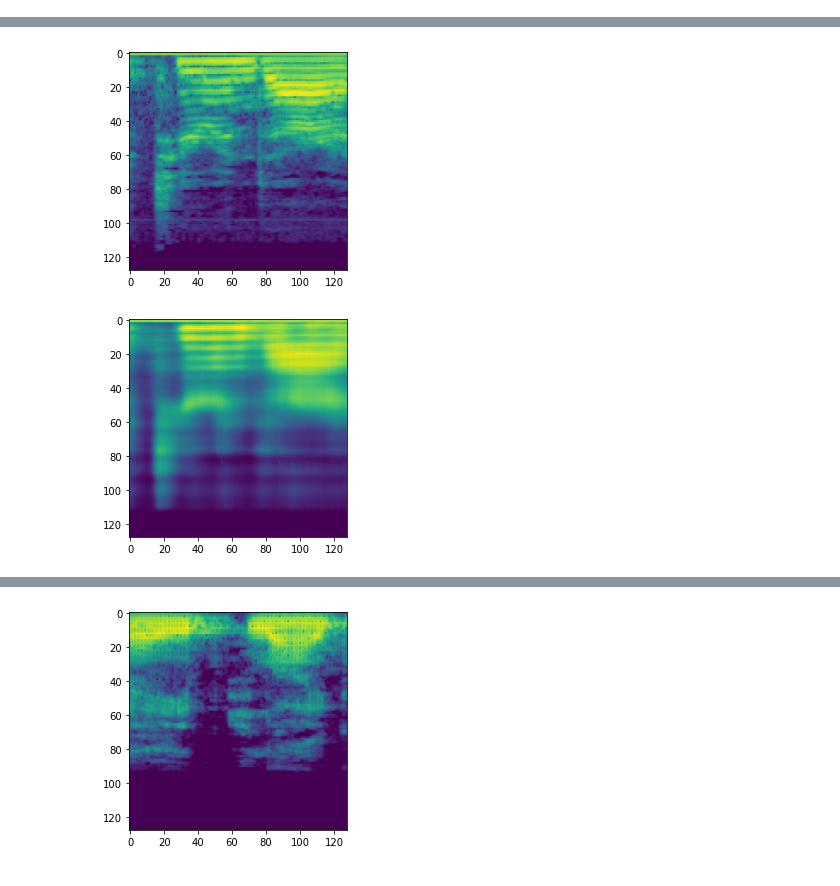
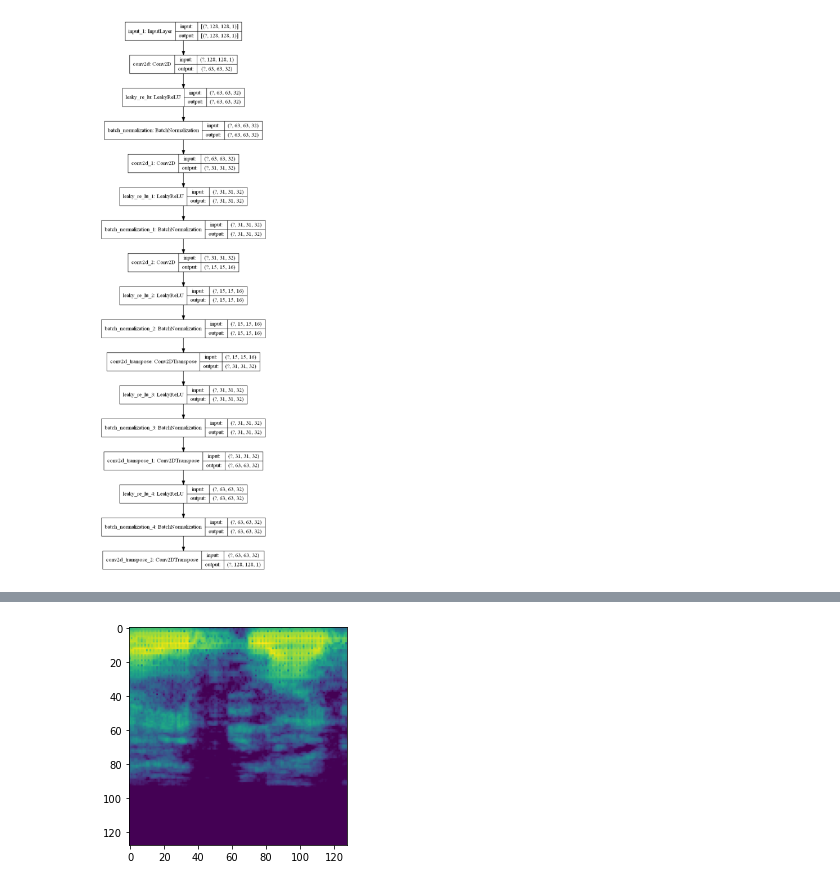
Before and after one commit to Stsh4lson/speech-to-age-gender, a Jupyter notebook: testing_autoencoder.ipynb, the cells around one changed output, grey strips where cells are left out. Saved outputs shown, nothing was run; the diff lists cells and outputs as text; code cells hidden in the pictures.

```diff
--- a/testing_autoencoder.ipynb
+++ b/testing_autoencoder.ipynb
@@ -38,31 +38,49 @@ def read_TFRecord(input_shape: dict,
     dset = dset.map(_parse_record, num_parallel_calls=parallel_load)
     return dset
 # %%
-time_steps = 128
-n_features = 128
-latent_dims = 32
+input_shape = [128, 128, 1]
 
 def encoder(x):
-    x = tf.keras.layers.LSTM(n_features//2, activation='tanh', return_sequences=True)(x)
-    x = tf.keras.layers.LSTM(latent_dims, activation='tanh')(x)
+    x = tf.keras.layers.Conv2D(filters=32, kernel_size=3, strides=2)(x)#128 in
+    x = tf.keras.layers.LeakyReLU()(x)
+    x = tf.keras.layers.BatchNormalization()(x)
+    x = tf.keras.layers.Conv2D(filters=32, kernel_size=3, strides=2)(x)#64 in
+    x = tf.keras.layers.LeakyReLU()(x)
+    x = tf.keras.layers.BatchNormalization()(x)
+    x = tf.keras.layers.Conv2D(filters=16, kernel_size=3, strides=2)(x)#32 in
+    x = tf.keras.layers.LeakyReLU()(x)
+    x = tf.keras.layers.BatchNormalization()(x)
     return x
 
+
 def decoder(x):
-    x = tf.keras.layers.RepeatVector(n_features)(x)
-    x = tf.keras.layers.LSTM(n_features//2, activation='tanh', return_sequences=True)(x)
-    x = tf.keras.layers.LSTM(n_features, return_sequences=True)(x)
+    x = tf.keras.layers.Conv2DTranspose(filters=32, kernel_size=3, strides=2)(x)
+    x = tf.keras.layers.LeakyReLU()(x)
+    x = tf.keras.layers.BatchNormalization()(x)
+    x = tf.keras.layers.Conv2DTranspose(filters=32, kernel_size=3, strides=2)(x)
+    x = tf.keras.layers.LeakyReLU()(x)
+    x = tf.keras.layers.BatchNormalization()(x)
+    x = tf.keras.layers.Conv2DTranspose(1, kernel_size=4, strides=2, activation='sigmoid')(x)
     return x
 
+
 def autoencoder():
-    input = tf.keras.layers.Input(shape=(time_steps, n_features))
+    input = tf.keras.layers.Input(shape=input_shape)
     encoded = encoder(input)
     decoded = decoder(encoded)
     return tf.keras.models.Model(inputs=input, outputs=decoded)
 
 model = autoencoder()
 model.compile(optimizer='adam',
               loss='mse',
               metrics=['mae', 'mse'])
+tf.keras.utils.plot_model(model, to_file='model1.png', show_shapes=True)
+fig, ax = plt.subplots(figsize=(18, 18))
+plt.imshow(plt.imread('model1.png'))
+plt.axis('off')
+plt.show()
+# %% [output]
+[figure, added]
 # %%
 train_set_length = 356456
 val_set_length = 89038
@@ -146,13 +165,4 @@ model = tf.keras.models.load_model(r'saved_models\checkpoints\autoencode_model_l
 for x,x in dataset_val.take(1):
     data = x
 
-prd = model.predict(x)
-
-plt.imshow(data[0,:,:,0])
-plt.show()
-
-plt.imshow(prd[0,:,:])
-plt.show()
+encoded = encoder.predict(x)
-# %% [output]
-[figure, removed]
-[figure, removed]
```
Also changed, not shown: parts of 2 cells of this notebook, 7 other files.
